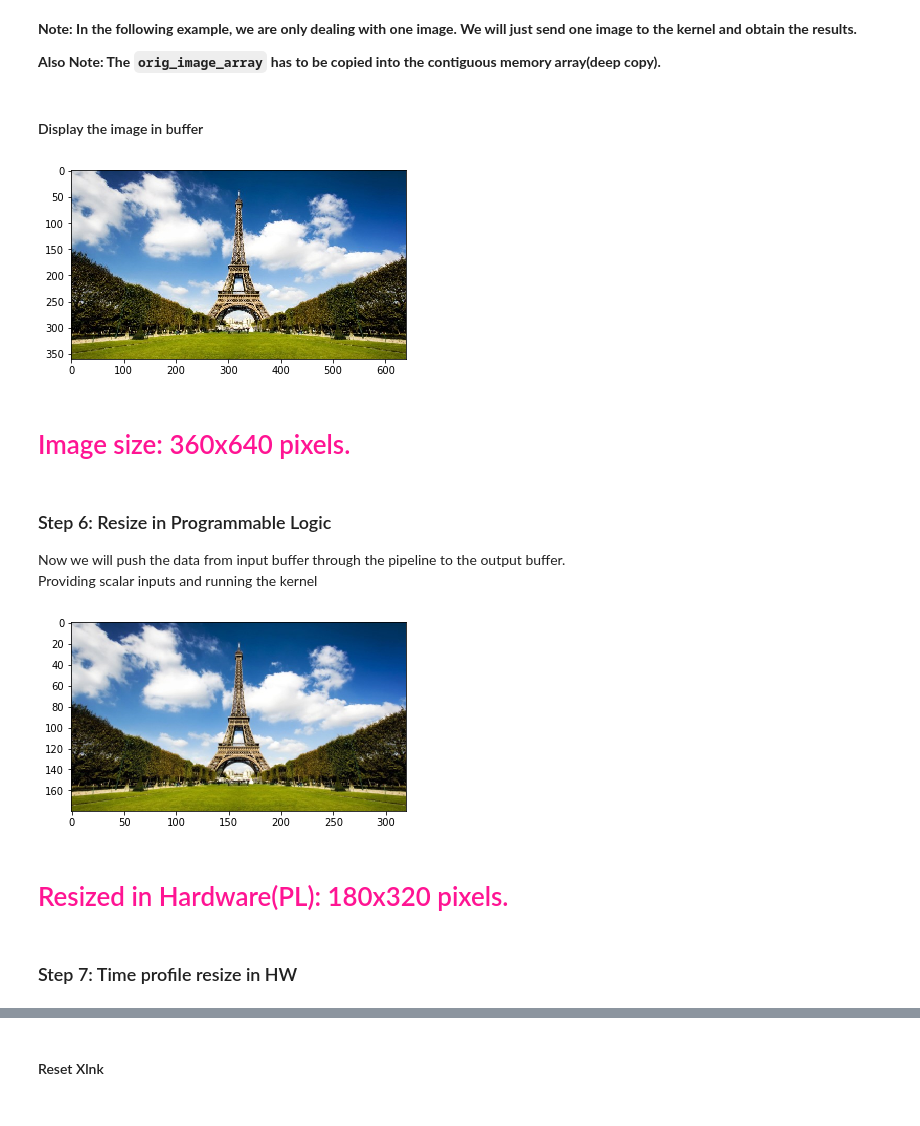
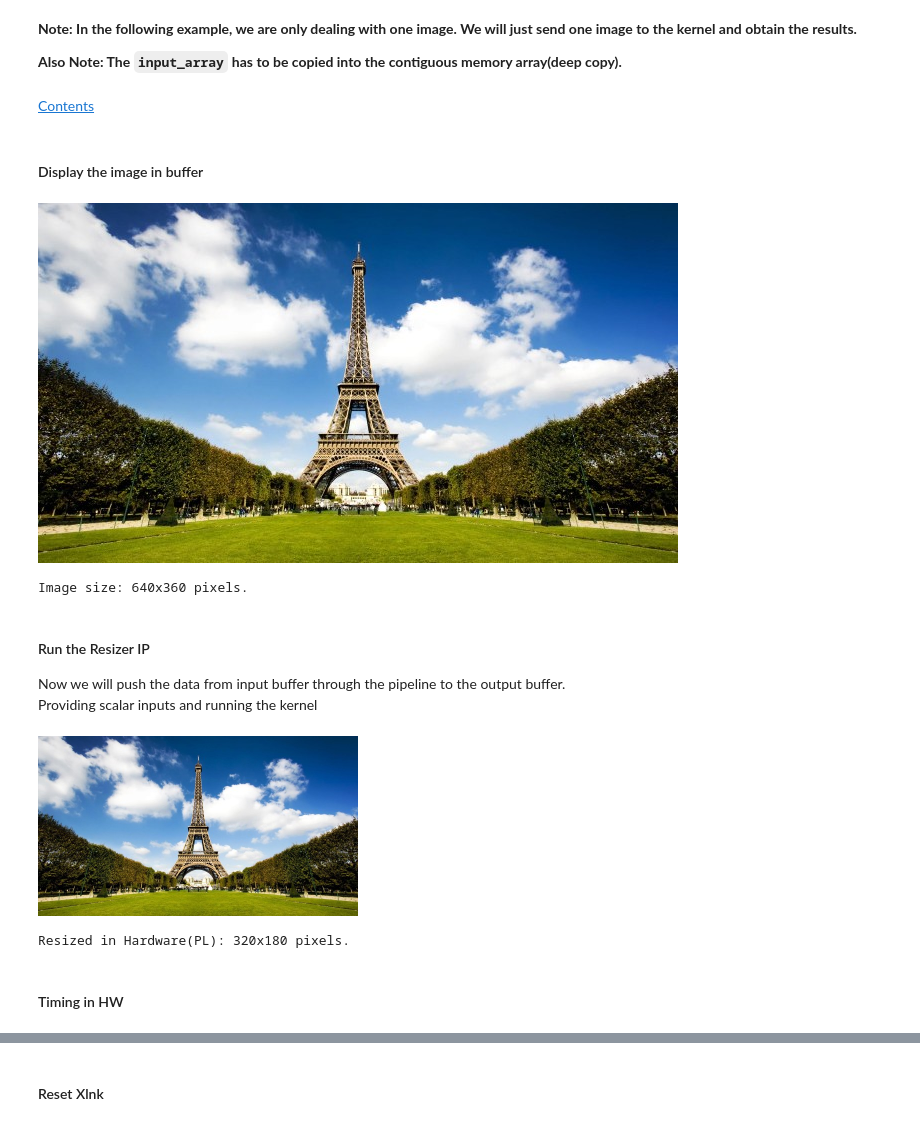
Before and after one commit to Xilinx/PYNQ-DL, a Jupyter notebook: notebooks/resize.ipynb, the cells around one changed output, grey strips where cells are left out. Cells and saved outputs as stored; diff of their text form; code cells hidden in the pictures.

Commit message:
modified resize notebook

```diff
--- a/notebooks/resize.ipynb
+++ b/notebooks/resize.ipynb
@@ -79,0 +41,4 @@ We will use `cma_array` of the corresponding size.
+# %%
+image_path = "../images/paris.jpg"
+original_image = Image.open(image_path)
+original_image.load()
@@ -79,0 +49,2 @@ We will use `cma_array` of the corresponding size.
+# %%
+input_array = np.array(original_image)
@@ -84,46 +123,45 @@ out_buffer = xlnk.cma_array(shape=(new_height, new_width, 3), dtype=np.uint8)
 # %% [markdown]
 __Note: In the following example, we are only dealing with one image. We will just send one image to the kernel and obtain the results.__
 
-__Also Note: The `orig_image_array` has to be copied into the contiguous memory array(deep copy).__
+__Also Note: The `input_array` has to be copied into the contiguous memory array(deep copy).__
+# %% [markdown]
+[Contents](#Contents)
 # %% [markdown]
 #### Display the image in buffer
 # %%
-in_buffer[:] = orig_image_array
-
-pyplot.imshow(in_buffer)
-pyplot.show()
-
-printmd("Image size: {}x{} pixels.".format(old_height, old_width))
+in_buffer[:] = input_array
+buf_image = Image.fromarray(in_buffer)
+display(buf_image)
+printmd("Image size: {}x{} pixels.".format(old_width, old_height))
 # %% [output]
-[figure, old version]
+[figure, new version]
-<h1 style="color:DeepPink"> Image size: 360x640 pixels.</h1>
+Image size: 640x360 pixels.
 # %% [markdown]
 
-### Step 6:  Resize in Programmable Logic
+#### Run the Resizer IP
 Now we will push the data from input buffer through the pipeline to the output buffer.
 Providing scalar inputs and running the kernel
 # %%
-kernel.write(0x10, old_height) # src rows
-kernel.write(0x18, old_width)  # src cols
-kernel.write(0x20, new_height) # dst rows
-kernel.write(0x28, new_width)  # dst cols
+resizer.write(0x10, old_height) # src rows
+resizer.write(0x18, old_width)  # src cols
+resizer.write(0x20, new_height) # dst rows
+resizer.write(0x28, new_width)  # dst cols
 
 def run_kernel():
     dma.sendchannel.transfer(in_buffer)
     dma.recvchannel.transfer(out_buffer)
-    kernel.write(0x00,0x81)
+    resizer.write(0x00,0x81)
     dma.sendchannel.wait()
     dma.recvchannel.wait()
 
 run_kernel()
 
-pyplot.imshow(out_buffer)
-pyplot.show()
-
-printmd("Resized in Hardware(PL): {}x{} pixels.".format(new_height, new_width))
+result = Image.fromarray(out_buffer)
+display(result)
+printmd("Resized in Hardware(PL): {}x{} pixels.".format(new_width, new_height))
 # %% [output]
-[figure, old version]
+[figure, new version]
-<h1 style="color:DeepPink"> Resized in Hardware(PL): 180x320 pixels.</h1>
+Resized in Hardware(PL): 320x180 pixels.
 # %% [markdown]
-### Step 7: Time profile resize in HW
+#### Timing in HW
 # %%
```
Also changed, not shown: parts of 47 cells of this notebook.
